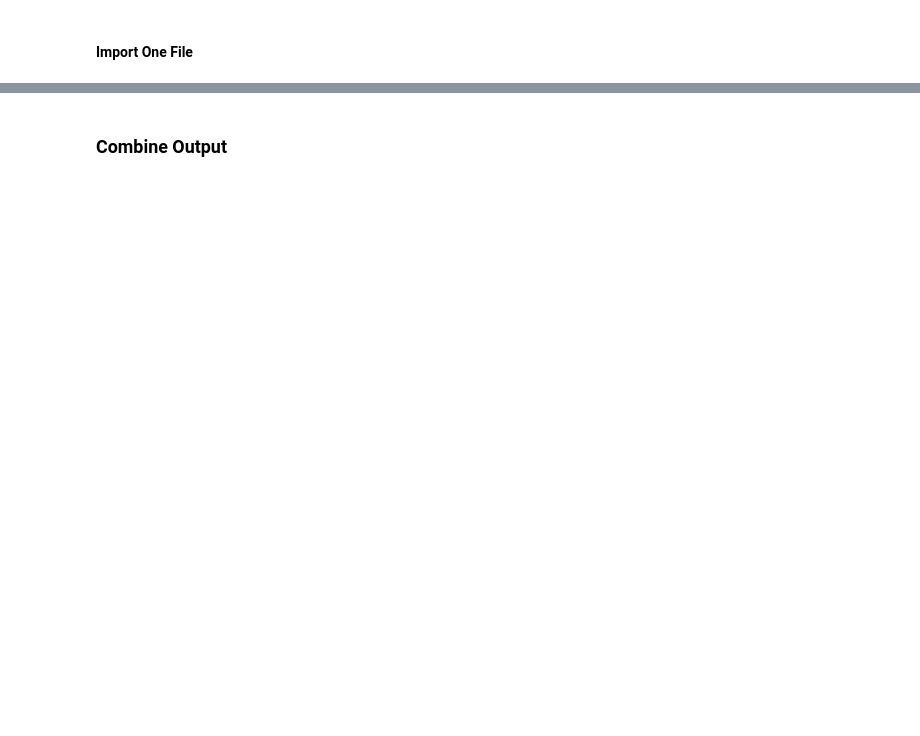
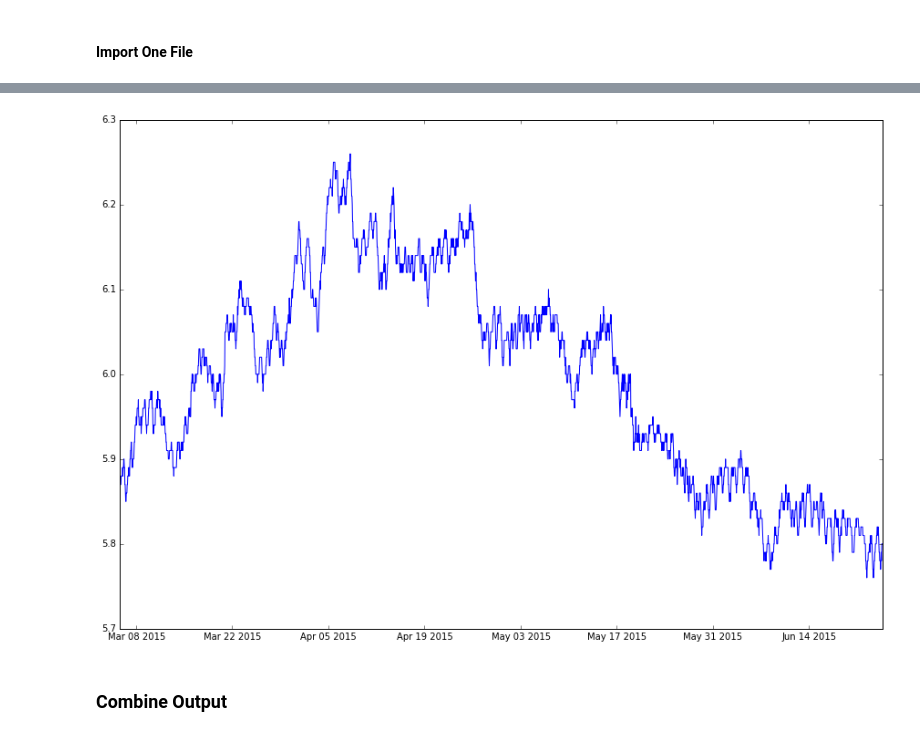
Before and after one commit to inkenbrandt/10_yr_Summary, a Jupyter notebook: Snake_Valley_Data_Import-Copy0.ipynb, the cells around one changed output, grey strips where cells are left out. Saved outputs shown, nothing was run; the diff lists cells and outputs as text; code cells hidden in the pictures; blank space fills up the shorter version.

```diff
--- a/Snake_Valley_Data_Import-Copy0.ipynb
+++ b/Snake_Valley_Data_Import-Copy0.ipynb
@@ -543,0 +553,11 @@ plt.show()
+# %%
+x = g.index.values
+y = g['Level']
+
+plt.plot(x,y)
+
+g['diff'] = g['Level'].diff(periods=1)
+for i in range(len(g)):
+    if np.abs(g['diff'][i]) > 0.04:
+        print(str(g.index[i]) +' '+str(g['diff'][i]))
+# %% [output]
@@ -544,3 +566,4 @@ plt.show()
+[figure, added]
 # %% [markdown]
 ### Combine Output
 # %%
```
Also changed, not shown: parts of 10 cells of this notebook, 1 other file.
